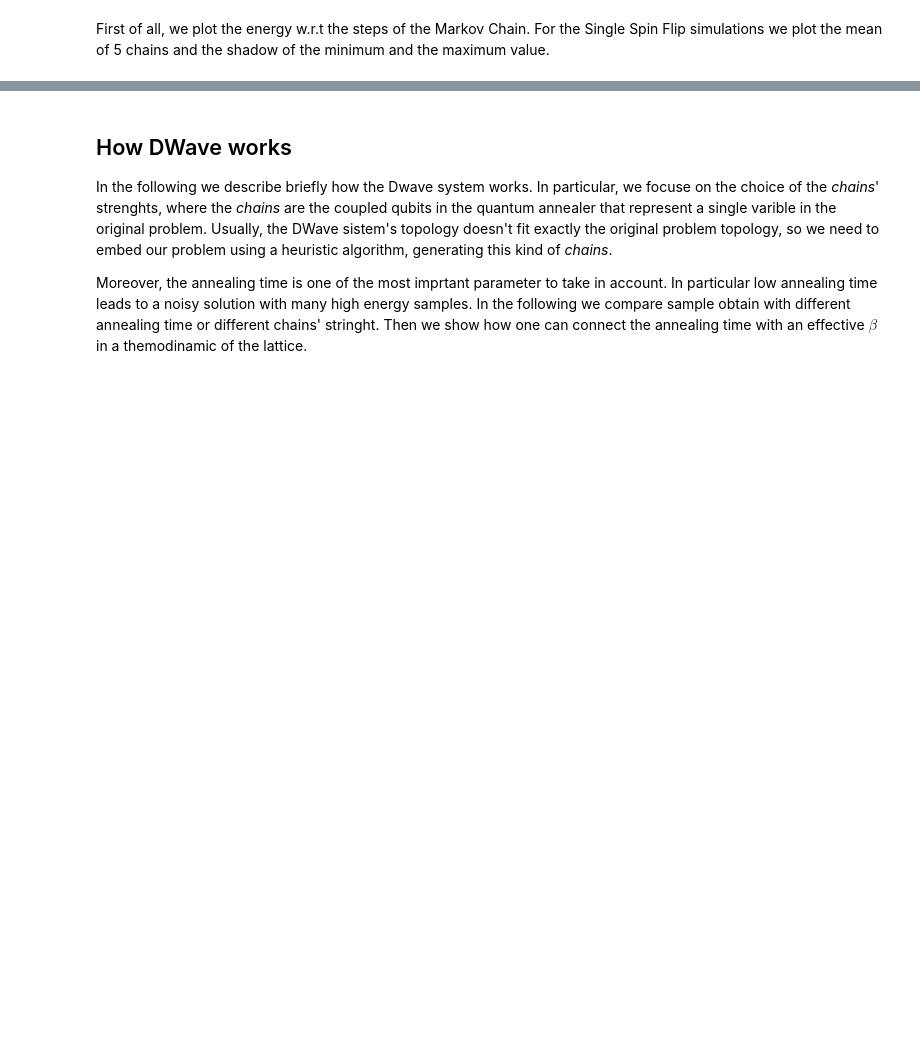
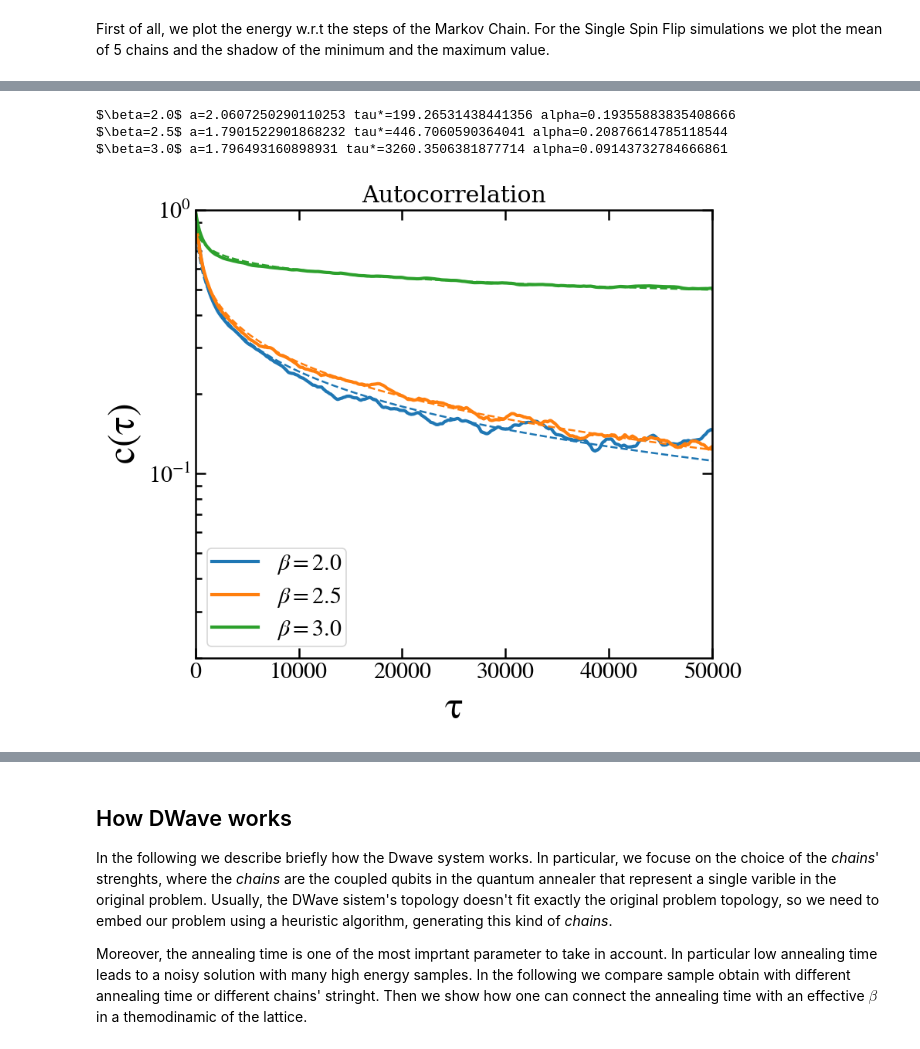
Before and after one commit to gscriva/n-mcmc, a Jupyter notebook: for_paper.ipynb, the cells around one changed output, grey strips where cells are left out. Drawn from its saved outputs; the diff is of its cells as text; code cells hidden in the pictures; blank space fills up the shorter version.

```diff
--- a/for_paper.ipynb
+++ b/for_paper.ipynb
@@ -68,0 +157,4 @@ First of all, we plot the energy w.r.t the steps of the Markov Chain. For the Si
+# %%
+betas = np.linspace(1., 2.5, num=16) # length step 0.5
+steps= 100000
+skip=900
@@ -68,0 +174,4 @@ First of all, we plot the energy w.r.t the steps of the Markov Chain. For the Si
+# %%
+ac_betas = []
+for i in range(len(betas_eng_single)):
+    ac_betas.append(acf(betas_eng_single[i][skip:], nlags=betas_eng_single[0].shape[0], fft=True))
@@ -69 +184,10 @@ First of all, we plot the energy w.r.t the steps of the Markov Chain. For the Si
+# %%
+label1 = [rf"$\beta={beta}$" for beta in betas]
+
+plt_acf(ac_betas, label1, title=r"Autocorrelation", log_scale=False, xlim=(0, 50000), ylim=(0.02, 1), fit=True)
+# %% [output]
+$\beta=2.0$ a=2.0607250290110253 tau*=199.26531438441356 alpha=0.19355883835408666
+$\beta=2.5$ a=1.7901522901868232 tau*=446.7060590364041 alpha=0.20876614785118544
+$\beta=3.0$ a=1.796493160898931 tau*=3260.3506381877714 alpha=0.09143732784666861
+[figure, added]
 # %%
```
Also changed, not shown: parts of 44 cells of this notebook.
